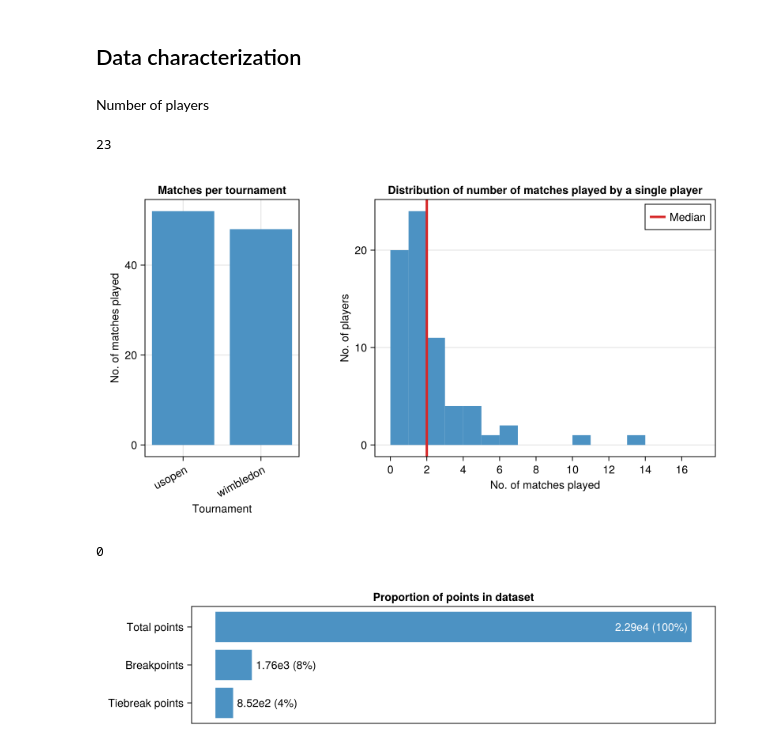
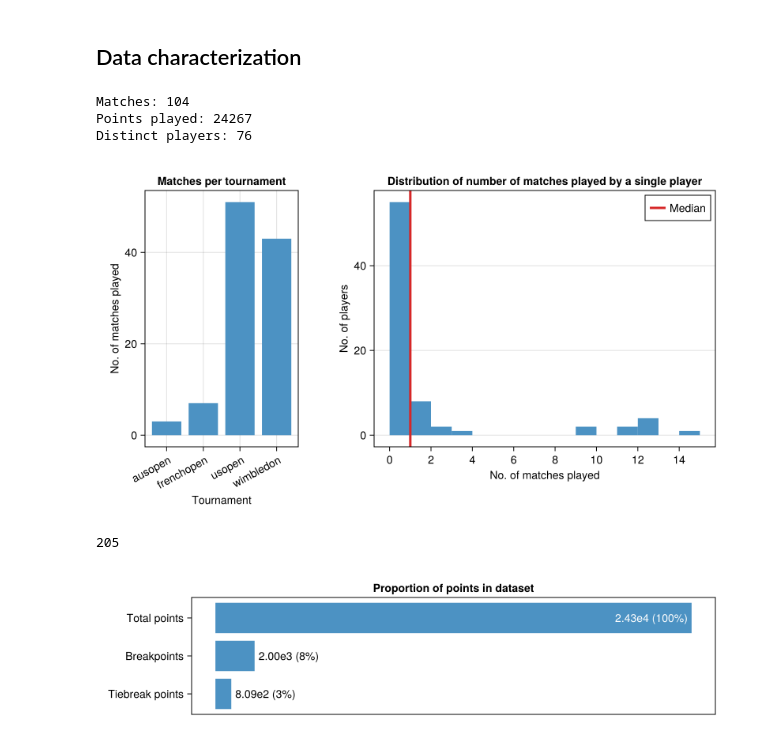
Before and after one commit to VictorKeil/grand-slam-analysis, a Jupyter notebook: Main.ipynb, the cells around one changed output. Saved outputs shown, nothing was run; the diff lists cells and outputs as text; code cells hidden in the pictures.

```diff
--- a/Main.ipynb
+++ b/Main.ipynb
@@ -236,8 +236,14 @@ df = combine(
 )
 
 df = sort(df, :no_matches)
-match_ids = last(unique(df.match_id), 100)
 
 leftjoin!(players, unique(select(df, :no_matches, :player_id)), on = :id => :player_id)
+pids = last(sort(dropmissing(players[players.is_male,:], :no_matches), :no_matches)[:, :id], 10)
+match_ids = Set()
+for pid in pids
+    df = all_matches
+    mids = df[df.player1id .== pid .|| df.player2id .== pid,:match_id]
+    union!(match_ids, sample(mids, 12))
+end
 
 df = all_matches[all_matches.match_id .∈ Ref(match_ids),:];
@@ -315,12 +298,20 @@ df = data_sub;
 df = data_main[data_main.ServerId .== 1496,:];
 # %% [markdown]
 ## Data characterization
-# %% [markdown]
-Number of players
-# %%
-vcat(df.player1id, df.player2id) |> unique |> length
-# %% [output]
-23
+# %%
+println(
+    "Matches: $(df.match_id |> unique |> length)"
+)
+println("Points played: $(nrow(df))")
+println(
+    "Distinct players: $(
+        vcat(df.player1id, df.player2id) |> unique |> length
+    )"
+)
+# %% [output]
+Matches: 104
+Points played: 24267
+Distinct players: 76
 # %%
 df2 = df[.! (ismissing.(df.player1id) .|| ismissing.(df.player2id)),:]
 plmat = combine(
@@ -347,43 +338,43 @@ ax1 = Axis(f[1,1],
     title = "Matches per tournament",
     ylabel = "No. of matches played",
     xlabel = "Tournament",
-    xticks = (1:2, String.(levels(tmnts))),
+    xticks = (1:length(levels(tmnts)), String.(levels(tmnts))),
 )
 barplot!(
     levelcode.(tmnt_counts |> keys),
     tmnt_counts |> values |> collect
 )
 
 npg = values(player_games) .- 1
 npg_range = collect(range(extrema(npg)..., step = 2))
 hist_step = 1
 ax2 = Axis(f[1,2],
     title = "Distribution of number of matches played by a single player",
     xlabel = "No. of matches played",
     ylabel = "No. of players",
     xgridvisible = false,
     xticks = npg_range,
 )
 
 bins = [range(extrema(npg)...)...]
 plt = hist!(npg |> collect, bins = bins)
 vlines!(median(npg) + 1, ymin = 0, color = tab10[4], linewidth = 3, label = "Median")
 axislegend(position = :rt)
 
 colsize!(f.layout, 1, Aspect(1, 3/5))
 colsize!(f.layout, 2, Auto(0.7))
 colgap!(f.layout, 50)
 resize_to_layout!(f)
 
 f
 # %% [output]
-[figure, old version]
+[figure, new version]
 # %%
 CairoMakie.save(joinpath("figs", "tmnt_player_freq.png"), f)
 # %%
 sum(skipmissing(df.ServerId) .== 1496)
 # %% [output]
-0
+205
 # %%
 n_games = nrow(df)
 n_bp = nrow(df[df.BreakPoint,:])
```
Also changed, not shown: parts of 6 cells of this notebook, 5 other files.
